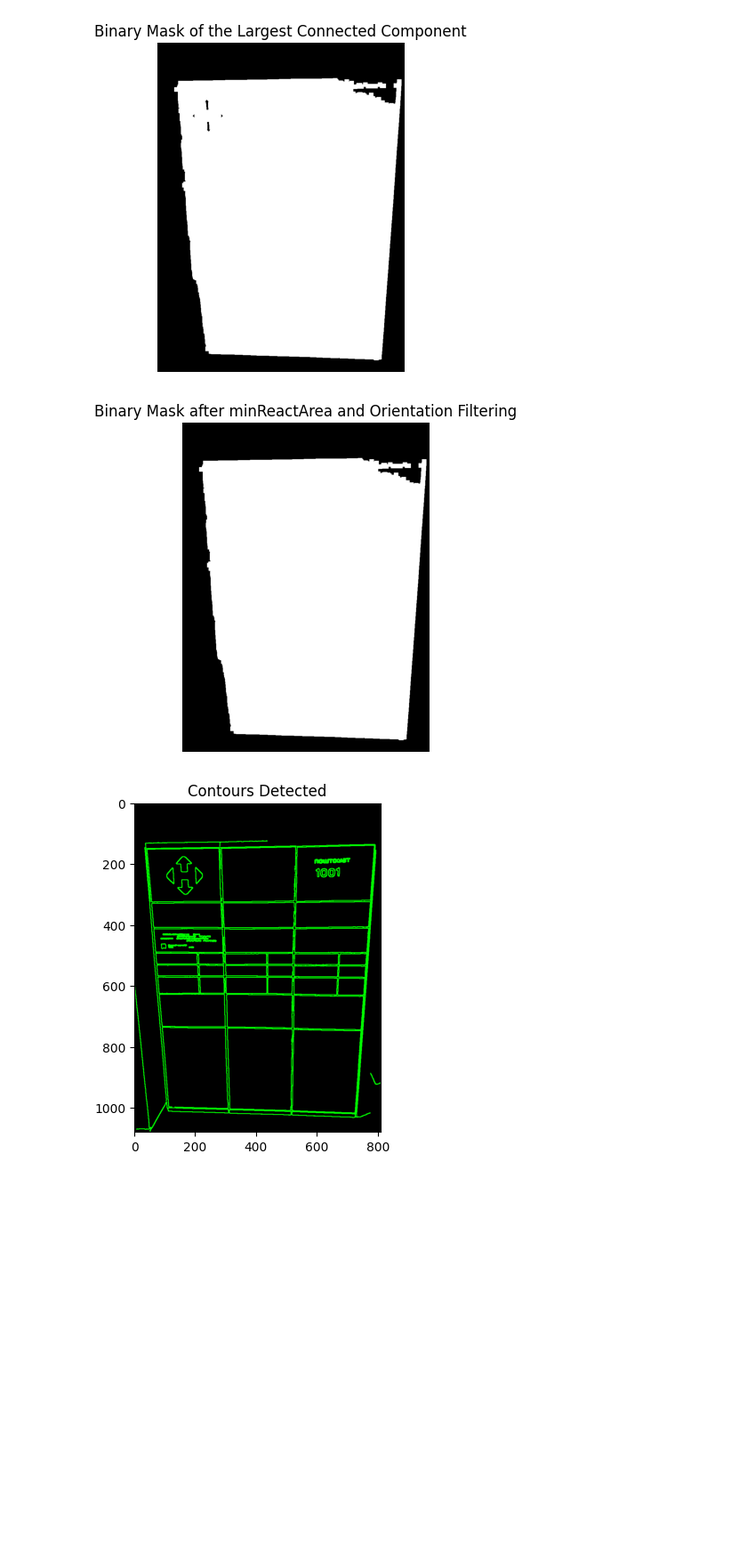
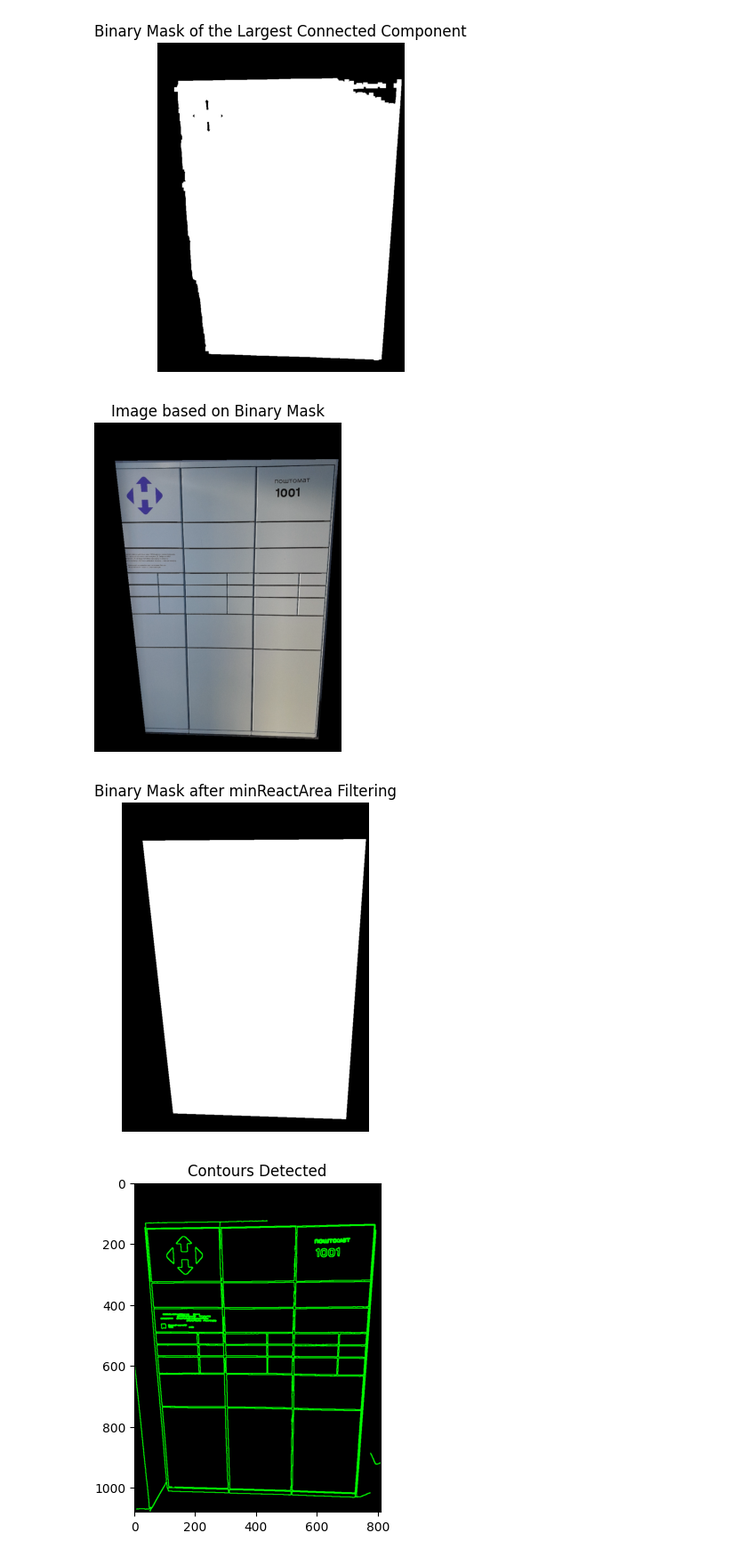
Before and after one commit to TimofiyJ/Meduzzen_Intership, a Jupyter notebook: ML_NovaPoshta_CV/experiments.ipynb, the cells around one changed output. Shown at 89% size. Cells and saved outputs as stored; diff of their text form; code cells hidden in the pictures; blank space fills up the shorter version.

```diff
--- a/ML_NovaPoshta_CV/experiments.ipynb
+++ b/ML_NovaPoshta_CV/experiments.ipynb
@@ -612,46 +612,50 @@ edges = cv2.Canny(blurred, 50, 150)
 tolerance = 30  # Tolerance for color difference
 binary_mask = np.all(np.abs(lab_image - dominant_color) < tolerance, axis=-1)
 
 # Apply morphological dilation to connect nearby regions
 kernel = np.ones((15, 15), np.uint8)  # Adjust the kernel size as needed
 connected_mask = cv2.dilate(binary_mask.astype(np.uint8), kernel, iterations=1)
 
 # Use connected components to label objects in the connected mask
 _, labels, stats, _ = cv2.connectedComponentsWithStats(connected_mask)
 
 # Find the label of the largest connected component
 largest_component_label = np.argmax(stats[1:, cv2.CC_STAT_AREA]) + 1
 
 # Create a binary mask for the largest connected component
 largest_component_mask = (labels == largest_component_label).astype(np.uint8)
 
 # Find contours in the binary mask
 contours, _ = cv2.findContours(largest_component_mask, cv2.RETR_EXTERNAL, cv2.CHAIN_APPROX_SIMPLE)
 
-# Filter contours based on minReactArea and orientation
+# Filter contours based on minReactArea
 min_react_area_threshold = 0.1  # Adjust this value based on your requirements
-filtered_contours = []
-
-for contour in contours:
-    if minReactArea(contour) > min_react_area_threshold:
-        rect = cv2.minAreaRect(contour)
-        _, _, angle = rect
-        if angle < -45:
-            angle += 90
-        if angle > 0:
-            filtered_contours.append(contour)
+filtered_contours = [cv2.convexHull(cv2.approxPolyDP(contour, 0.02 * cv2.arcLength(contour, True), True)) for contour in contours if minReactArea(contour) > min_react_area_threshold]
 
 # Create a binary mask for the filtered contours
 filtered_mask = np.zeros_like(largest_component_mask)
 cv2.drawContours(filtered_mask, filtered_contours, -1, 1, thickness=cv2.FILLED)
 
+# Apply the binary mask to the original image
+result_image = image.copy()
+result_image[filtered_mask == 0] = [0, 0, 0]  # Set pixels outside the mask to black
+
+# Display the result image
+plt.imshow(result_image)
+plt.title('Image based on Binary Mask')
+plt.axis('off')
+plt.show()
+
+
+
 # Display the result binary mask
 plt.imshow(filtered_mask, cmap='gray')
-plt.title('Binary Mask after minReactArea and Orientation Filtering')
+plt.title('Binary Mask after minReactArea Filtering')
 plt.axis('off')
 plt.show()
 # %% [output]
-[figure, old version]
+[figure, new version]
+[figure, added]
 # %%
 import cv2
 import matplotlib.pyplot as plt
```
Also changed, not shown: parts of 6 cells of this notebook.
